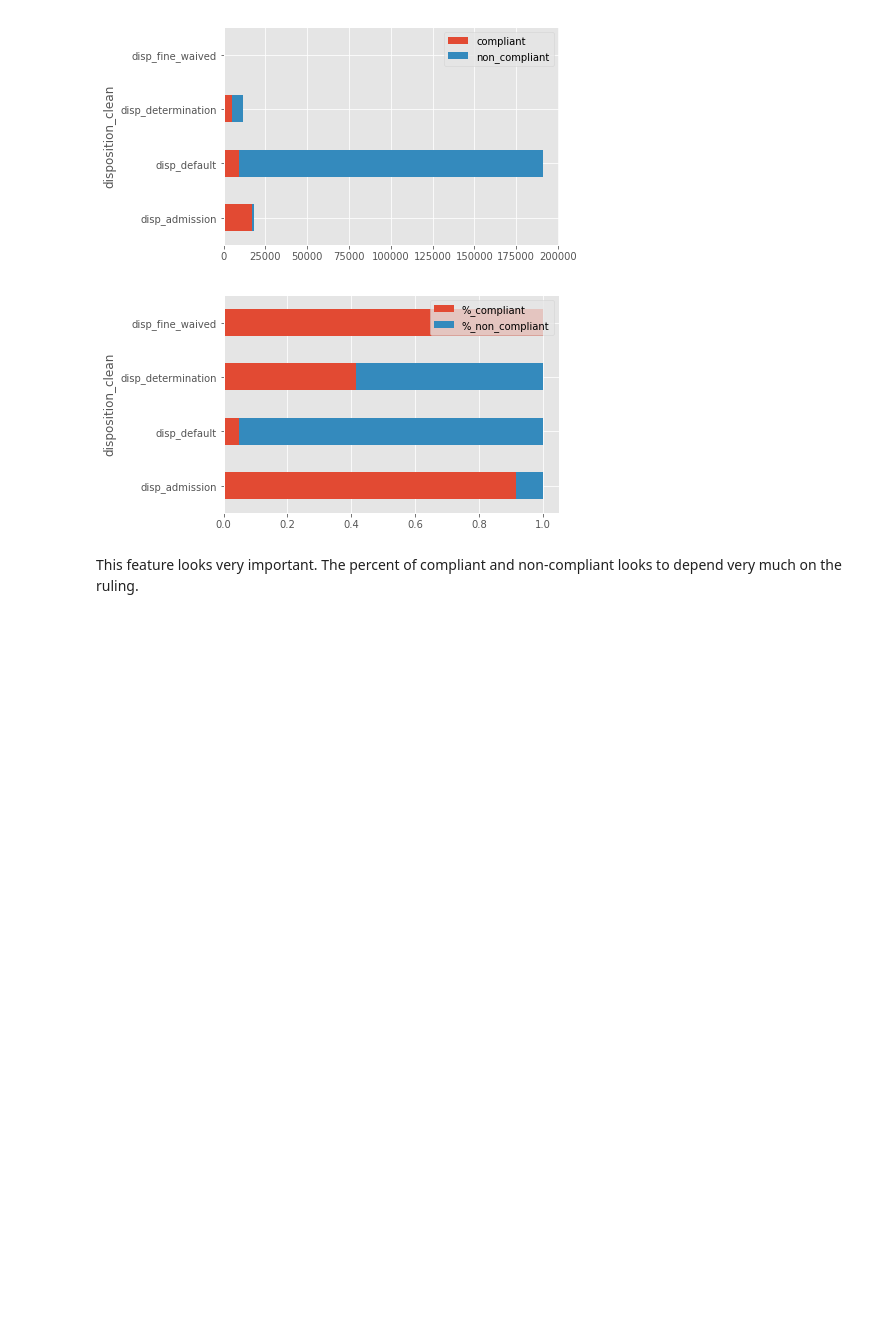
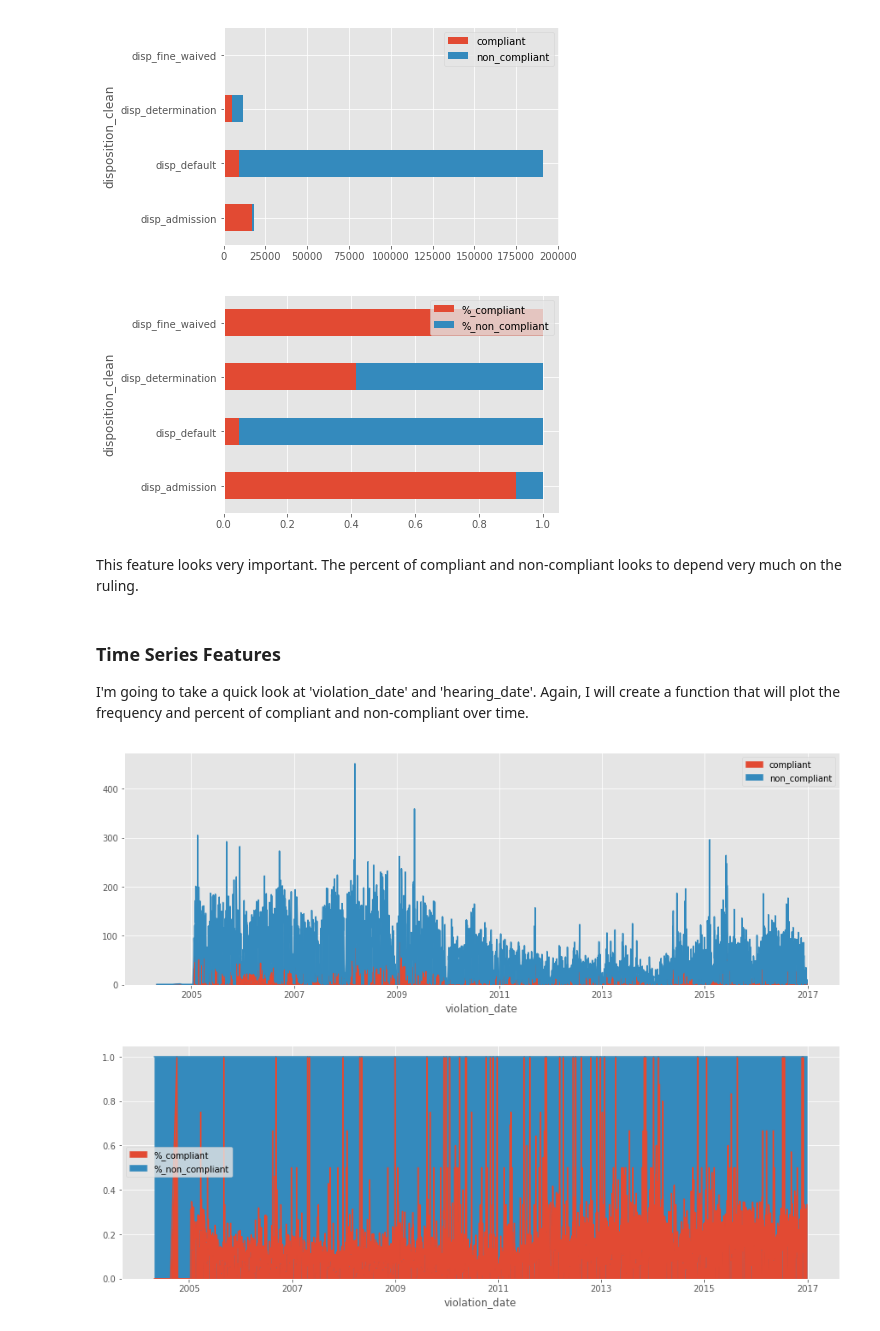
Before and after one commit to jesadrperez/Competitions, a Jupyter notebook: Blight-Violations-DRAFT.ipynb, the cells around one changed output. Cells and saved outputs as stored; diff of their text form; code cells hidden in the pictures; blank space fills up the shorter version.

```diff
--- a/Blight-Violations-DRAFT.ipynb
+++ b/Blight-Violations-DRAFT.ipynb
@@ -844,3 +1023,40 @@ plot_cat_feature(model_df, 'disposition_clean')
 [figure]
 # %% [markdown]
 This feature looks very important. The percent of compliant and non-compliant looks to depend very much on the ruling.
+# %% [markdown]
+### Time Series Features
+
+I'm going to take a quick look at 'violation_date' and 'hearing_date'. Again, I will create a function that will plot the frequency and percent of compliant and non-compliant over time.
+# %%
+def plot_time_feature(model_df, time_feature):
+    '''
+    Produces an area plot of (% and freq) compliant and non-compliant over time.
+    '''
+    # Group data by time
+    groups = model_df.groupby(time_feature)
+    # Calculate the total number of obs per date
+    monthly_df = pd.DataFrame(groups['compliance'].size())
+    # Calculate the total number of comp obs per date
+    monthly_df['compliant'] = groups['compliance'].sum().values
+    # Calculate the total number of non-comp obs per date
+    monthly_df['non_compliant'] = monthly_df['compliance'] - monthly_df['compliant']
+    # Calculate the % of comp obs per date
+    monthly_df['%_compliant'] = monthly_df['compliant']/monthly_df['compliance']
+    # Calculate the % of non-comp obs per date
+    monthly_df['%_non_compliant'] = monthly_df['non_compliant']/monthly_df['compliance']
+    # Plot area plot for freq
+    monthly_df[['compliant', 'non_compliant']].plot.area(figsize=(15,5))
+    # Plot area plot for %
+    monthly_df[['%_compliant', '%_non_compliant']].plot.area(figsize=(15,5))
+# %%
+# Get the hearing month
+model_df['hearing_month'] = pd.DatetimeIndex(model_df['hearing_date']).month
+# Get the hearing year
+model_df['hearing_year'] = pd.DatetimeIndex(model_df['hearing_date']).year
+# Get the violation year
+model_df['violation_year'] = pd.DatetimeIndex(model_df['hearing_date']).year
+# %%
+plot_time_feature(model_df, 'violation_date')
+# %% [output]
+[figure, added]
+[figure, added]
```
Also changed, not shown: parts of 60 cells of this notebook, 1 other file.
